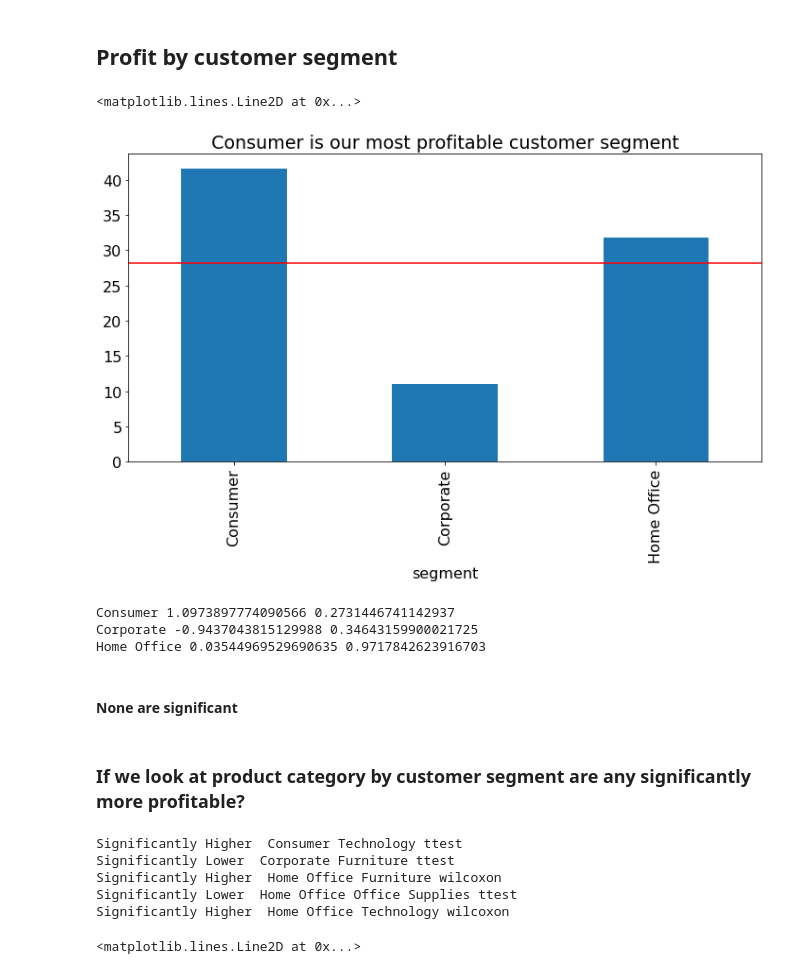
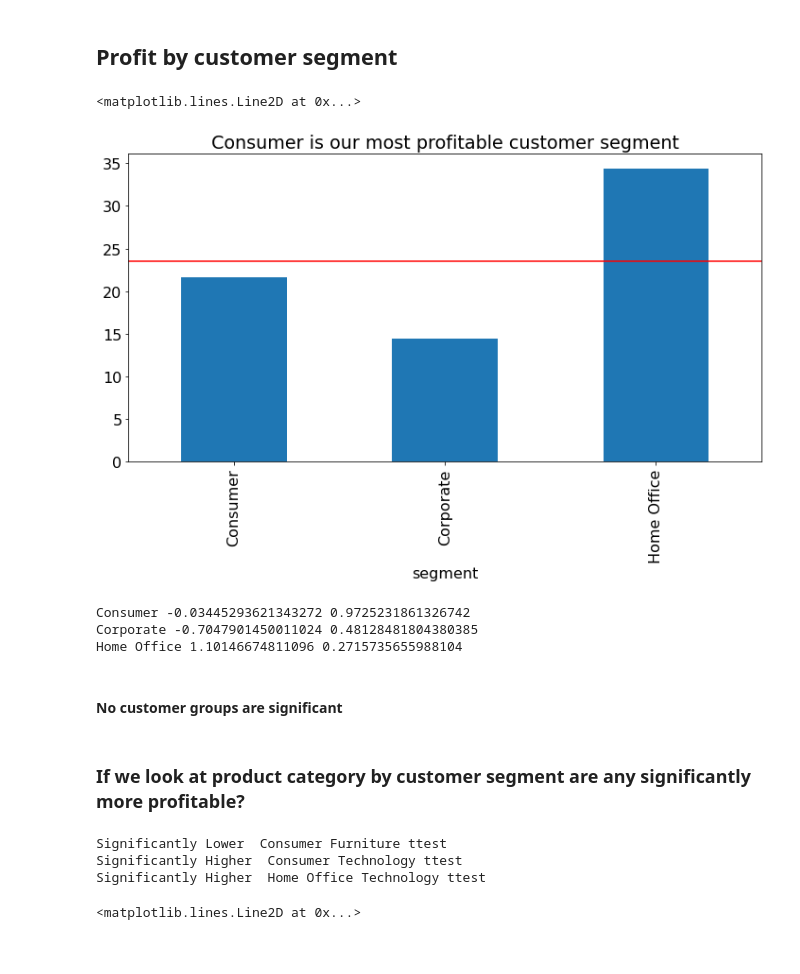
Before and after one commit to superstore-stephen-jesse/superstor-time-series-project, a Jupyter notebook: explore_jesse.ipynb, the cells around one changed output. Cells and saved outputs as stored; diff of their text form; code cells hidden in the pictures.

```diff
--- a/explore_jesse.ipynb
+++ b/explore_jesse.ipynb
@@ -89,16 +139,16 @@ Technology samples:  132 t: 0.88 p 0.38
 # %% [markdown]
 ## Profit by customer segment
 # %%
-train.groupby("segment").profit.mean().plot.bar()
+df.groupby("segment").profit.mean().plot.bar()
 plt.title('Consumer is our most profitable customer segment')
-plt.axhline(train.groupby("segment").profit.mean().mean(), color='r')
+plt.axhline(df.groupby("segment").profit.mean().mean(), color='r')
 # %% [output]
 <matplotlib.lines.Line2D at 0x...>
-[figure, old version]
+[figure, new version]
 # %%
-for seg in train["segment"].unique():
-    overall_mean = train.profit.mean()
-    sample = train[train["segment"] == seg].profit
+for seg in df["segment"].unique():
+    overall_mean = df.profit.mean()
+    sample = df[df["segment"] == seg].profit
     t,p = stats.ttest_1samp(sample, overall_mean)
     print(seg, t, p)
     if (t>0)&(p/2<alpha):
@@ -106,18 +156,18 @@ for seg in train["segment"].unique():
     if (t<0)&(p/2<alpha):
         print("Significantly Lower ", seg)
 # %% [output]
-Consumer 1.0973897774090566 0.2731446741142937
-Corporate -0.9437043815129988 0.34643159900021725
-Home Office 0.03544969529690635 0.9717842623916703
+Consumer -0.03445293621343272 0.9725231861326742
+Corporate -0.7047901450011024 0.48128481804380385
+Home Office 1.10146674811096 0.2715735655988104
 # %% [markdown]
-#### None are significant
+#### No customer groups are significant
 # %% [markdown]
 ### If we look at product category by customer segment are any significantly more profitable?
 # %%
-overall_mean_profit = train.profit.mean()
-for seg in train["segment"].unique():
-    for cat in train.category.unique():
-        sample = train[(train.segment == seg)&(train.category == cat)].profit
+overall_mean_profit = df.profit.mean()
+for seg in df["segment"].unique():
+    for cat in df.category.unique():
+        sample = df[(df.segment == seg)&(df.category == cat)].profit
         if len(sample) >30:
             t,p = stats.ttest_1samp(sample, overall_mean)
             used = 'ttest'
@@ -129,11 +179,9 @@ for seg in train["segment"].unique():
         if (t<0)&(p/2<alpha):
             print("Significantly Lower ", seg, cat, used)
 # %% [output]
+Significantly Lower  Consumer Furniture ttest
 Significantly Higher  Consumer Technology ttest
-Significantly Lower  Corporate Furniture ttest
-Significantly Higher  Home Office Furniture wilcoxon
-Significantly Lower  Home Office Office Supplies ttest
-Significantly Higher  Home Office Technology wilcoxon
+Significantly Higher  Home Office Technology ttest
 # %%
 train.groupby(["segment","category"]).profit.mean().plot.bar()
 plt.axhline(train.profit.mean())
```
Also changed, not shown: parts of 12 cells of this notebook, 1 other file.
